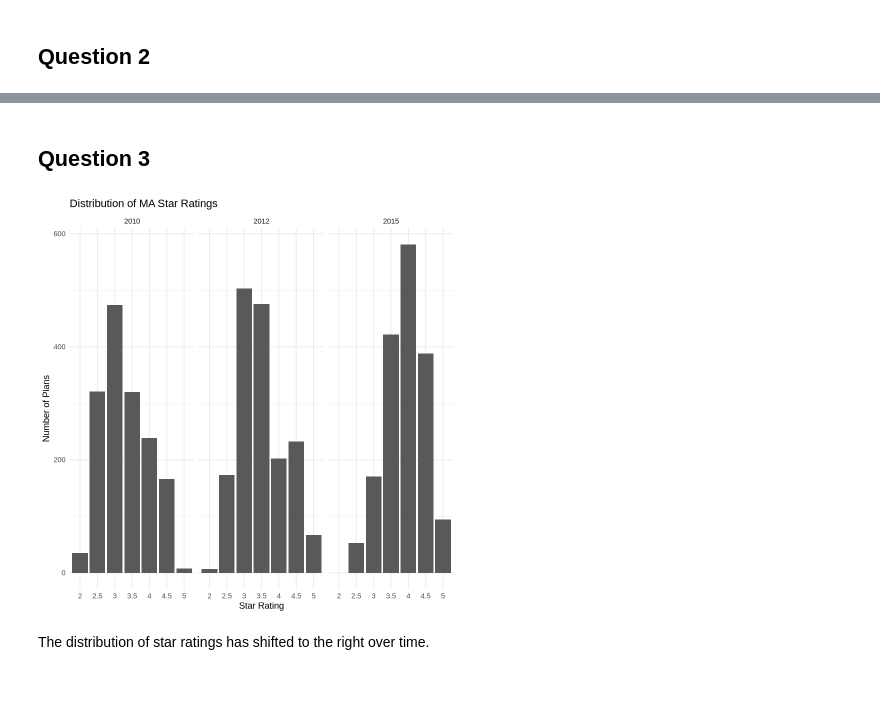
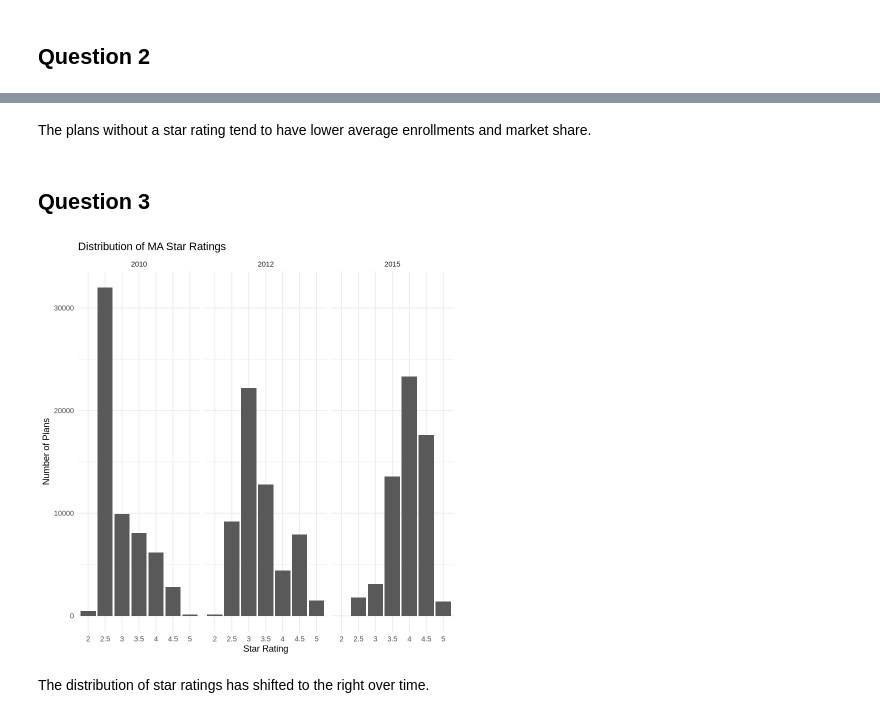
Before and after one commit to claireh481/hwk3, a Jupyter notebook: 3.1/3.1analysis.ipynb, the cells around one changed output, grey strips where cells are left out. Saved outputs shown, nothing was run; the diff lists cells and outputs as text; code cells hidden in the pictures; blank space fills up the shorter version.

```diff
--- a/3.1/3.1analysis.ipynb
+++ b/3.1/3.1analysis.ipynb
@@ -114,29 +69,31 @@ A tibble: 6 × 4
+# %% [markdown]
+The plans without a star rating tend to have lower average enrollments and market share.
 # %% [markdown]
 ## Question 3
 # %%
-# Question
+# Question 3
 
 # Filter
 
-stars_dist <- plan_year %>%
+stars_dist <- ma.full %>%
   filter(
     year %in% c(2010, 2012, 2015),
     !is.na(Star_Rating)
   )
 
 # Bar graph
 
 ggplot(stars_dist, aes(x = factor(Star_Rating))) +
   geom_bar() +
   facet_wrap(~year) +
   labs(
     title = "Distribution of MA Star Ratings",
     x = "Star Rating",
     y = "Number of Plans"
   ) +
   theme_minimal()
 # %% [output]
-[figure, old version]
+[figure, new version]
 # %% [markdown]
 The distribution of star ratings has shifted to the right over time.
 # %% [markdown]
```
Also changed, not shown: parts of 9 cells of this notebook, 1 other file.
